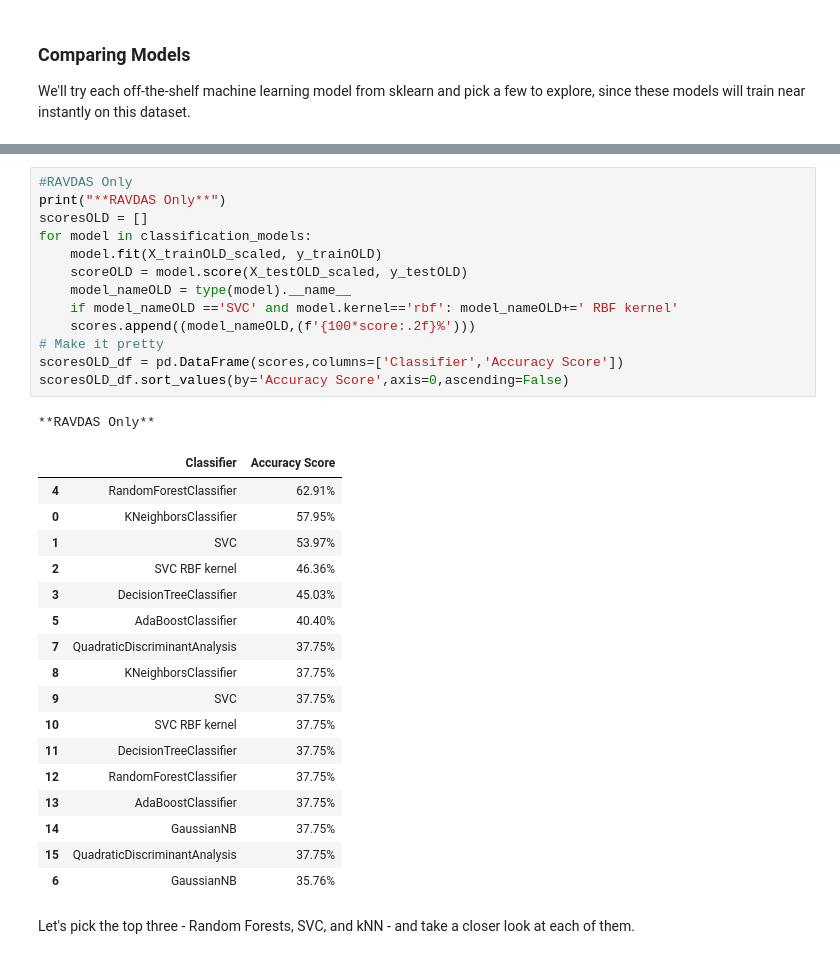
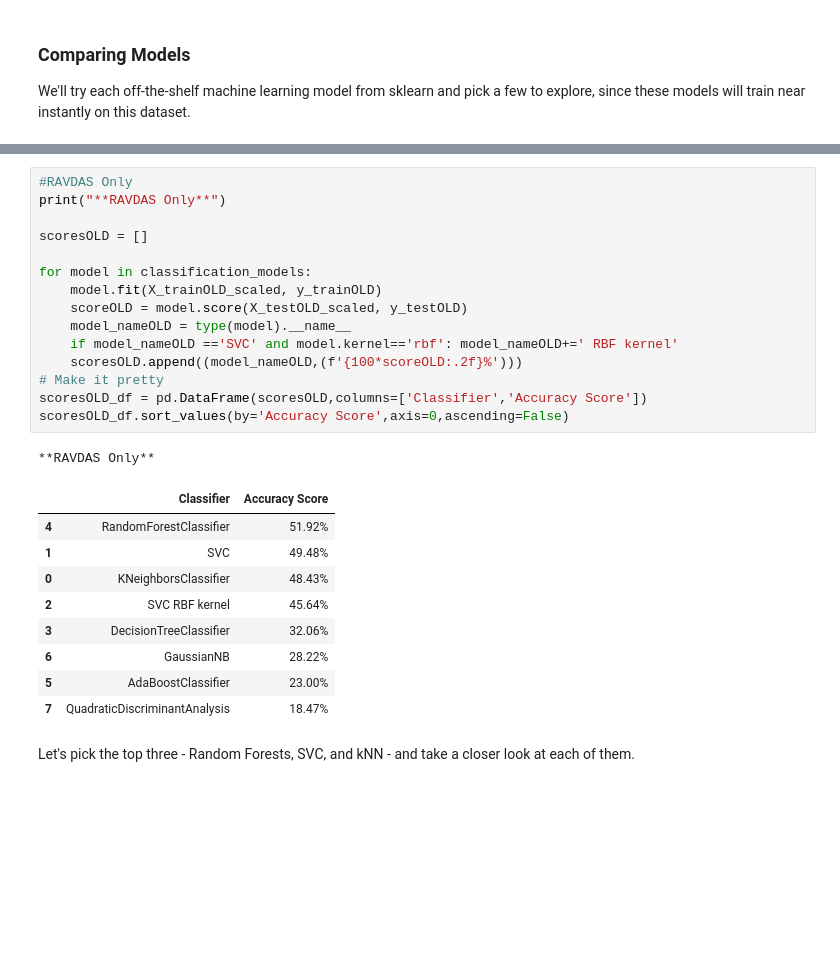
Before and after one commit to Duder5000/Week3-Machine_Learning, a Jupyter notebook: Week_3_MachineLearning.ipynb, the cells around one changed output, grey strips where cells are left out. Saved outputs shown, nothing was run; the diff lists cells and outputs as text; blank space fills up the shorter version.

```diff
--- a/Week_3_MachineLearning.ipynb
+++ b/Week_3_MachineLearning.ipynb
@@ -534,35 +537,29 @@ scores_df.sort_values(by='Accuracy Score',axis=0,ascending=False)
 # %%
 #RAVDAS Only
 print("**RAVDAS Only**")
+
 scoresOLD = []
+
 for model in classification_models:
     model.fit(X_trainOLD_scaled, y_trainOLD)
     scoreOLD = model.score(X_testOLD_scaled, y_testOLD)
     model_nameOLD = type(model).__name__
     if model_nameOLD =='SVC' and model.kernel=='rbf': model_nameOLD+=' RBF kernel'
-    scores.append((model_nameOLD,(f'{100*score:.2f}%')))
+    scoresOLD.append((model_nameOLD,(f'{100*scoreOLD:.2f}%')))
 # Make it pretty
-scoresOLD_df = pd.DataFrame(scores,columns=['Classifier','Accuracy Score'])
+scoresOLD_df = pd.DataFrame(scoresOLD,columns=['Classifier','Accuracy Score'])
 scoresOLD_df.sort_values(by='Accuracy Score',axis=0,ascending=False)
 # %% [output]
 **RAVDAS Only**
 |  | Classifier | Accuracy Score |
-| 4 | RandomForestClassifier | 62.91% |
-| 0 | KNeighborsClassifier | 57.95% |
-| 1 | SVC | 53.97% |
-| 2 | SVC RBF kernel | 46.36% |
-| 3 | DecisionTreeClassifier | 45.03% |
-| 5 | AdaBoostClassifier | 40.40% |
-| 7 | QuadraticDiscriminantAnalysis | 37.75% |
-| 8 | KNeighborsClassifier | 37.75% |
-| 9 | SVC | 37.75% |
-| 10 | SVC RBF kernel | 37.75% |
-| 11 | DecisionTreeClassifier | 37.75% |
-| 12 | RandomForestClassifier | 37.75% |
-| 13 | AdaBoostClassifier | 37.75% |
-| 14 | GaussianNB | 37.75% |
-| 15 | QuadraticDiscriminantAnalysis | 37.75% |
-| 6 | GaussianNB | 35.76% |
+| 4 | RandomForestClassifier | 51.92% |
+| 1 | SVC | 49.48% |
+| 0 | KNeighborsClassifier | 48.43% |
+| 2 | SVC RBF kernel | 45.64% |
+| 3 | DecisionTreeClassifier | 32.06% |
+| 6 | GaussianNB | 28.22% |
+| 5 | AdaBoostClassifier | 23.00% |
+| 7 | QuadraticDiscriminantAnalysis | 18.47% |
 # %% [markdown]
 Let's pick the top three - Random Forests, SVC, and kNN - and take a closer look at each of them.
 # %% [markdown]
```
Also changed, not shown: parts of 4 cells of this notebook.
